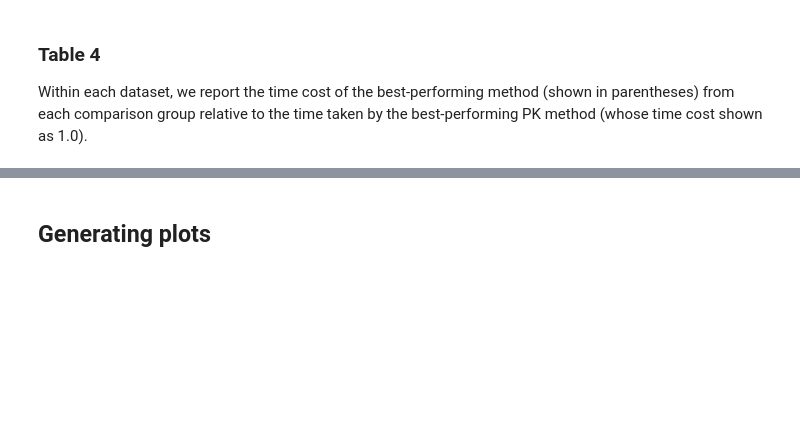
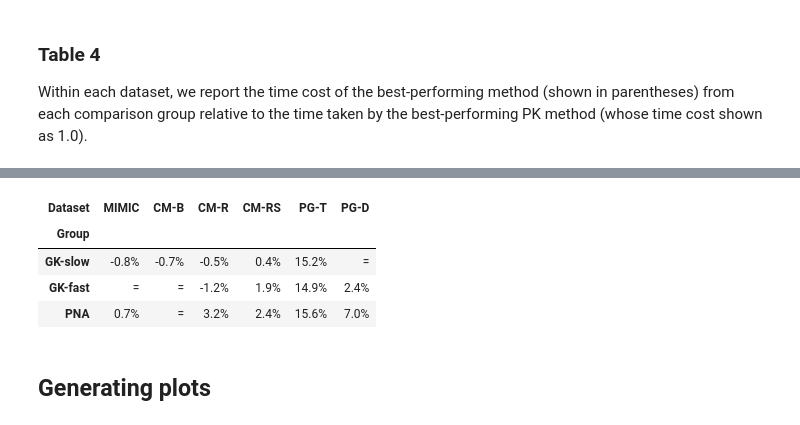
Before and after one commit to trungdong/provenance-kernel-evaluation, a Jupyter notebook: plots.ipynb, the cells around one changed output, grey strips where cells are left out. Saved outputs shown, nothing was run; the diff lists cells and outputs as text; code cells hidden in the pictures; blank space fills up the shorter version.

```diff
--- a/plots.ipynb
+++ b/plots.ipynb
@@ -177,0 +213,28 @@ rel_time_df.pivot(index="Dataset", columns="Group", values="time_method").reinde
+# %%
+def ranksums(df: pd.DataFrame, methods, scoring="accuracy", pvalue_significant=0.05):
+    # returns None if the difference between the two methods is not statistically significant
+    # according to the ranksums test; otherwise, returns the mean difference value.
+
+    assert len(methods) == 2
+    assert scoring in df.columns
+
+    print("Wilcoxon rank-sum test:", scoring)
+    print(f"> Comparing {methods[0]} vs {methods[1]}")
+
+    p1 = df[df.method == methods[0]]
+    p1.reset_index(inplace=True)
+    p1_mean = p1[scoring].mean()
+
+    p2 = df[df.method == methods[1]]
+    p2.reset_index(inplace=True)
+    p2_mean = p2[scoring].mean()
+
+    mean_diff = p1_mean - p2_mean
+    _, pvalue = stats.ranksums(p1[scoring], p2[scoring])
+    if pvalue > pvalue_significant:
+        print(f"> Insignificant (pvalue = {pvalue * 100:.1f}%)")
+        return None
+    else:
+        print(f"> *Significant* (pvalue = {pvalue * 100:.1f}%)")
+        print(f"> Mean difference: {mean_diff * 100:+.1f}%")
+        return mean_diff
@@ -177,0 +245,14 @@ rel_time_df.pivot(index="Dataset", columns="Group", values="time_method").reinde
+# %%
+data = []
+
+for row in summary.itertuples():
+    dataset, group_name, method = row.Index
+
+    if group_name in {"PK-G", "PK-A"}:
+        continue  # not comparing PK group with itself
+
+    mean_diff = ranksums(scorings[scorings.dataset == dataset], [best_pk_method[dataset], method])
+    cell_value = f"{mean_diff * 100:.1f}%" if mean_diff is not None else "="
+    data.append((dataset, group_name, method, cell_value))
+
+comparison_df = pd.DataFrame(data, columns=["Dataset", "Group", "Method", "Diff"])
@@ -178,3 +277,11 @@ rel_time_df.pivot(index="Dataset", columns="Group", values="time_method").reinde
+# %%
+comparison_df.pivot(index="Group", columns="Dataset", values="Diff").reindex(["GK-slow", "GK-fast", "PNA"])[dataset_names]
+# %% [output]
+| Dataset | MIMIC | CM-B | CM-R | CM-RS | PG-T | PG-D |
+| Group |  |  |  |  |  |  |
+| GK-slow | -0.8% | -0.7% | -0.5% | 0.4% | 15.2% | = |
+| GK-fast | = | = | -1.2% | 1.9% | 14.9% | 2.4% |
+| PNA | 0.7% | = | 3.2% | 2.4% | 15.6% | 7.0% |
 # %% [markdown]
 ## Generating plots
 # %%
```
Also changed, not shown: parts of 14 cells of this notebook, 1 other file.
